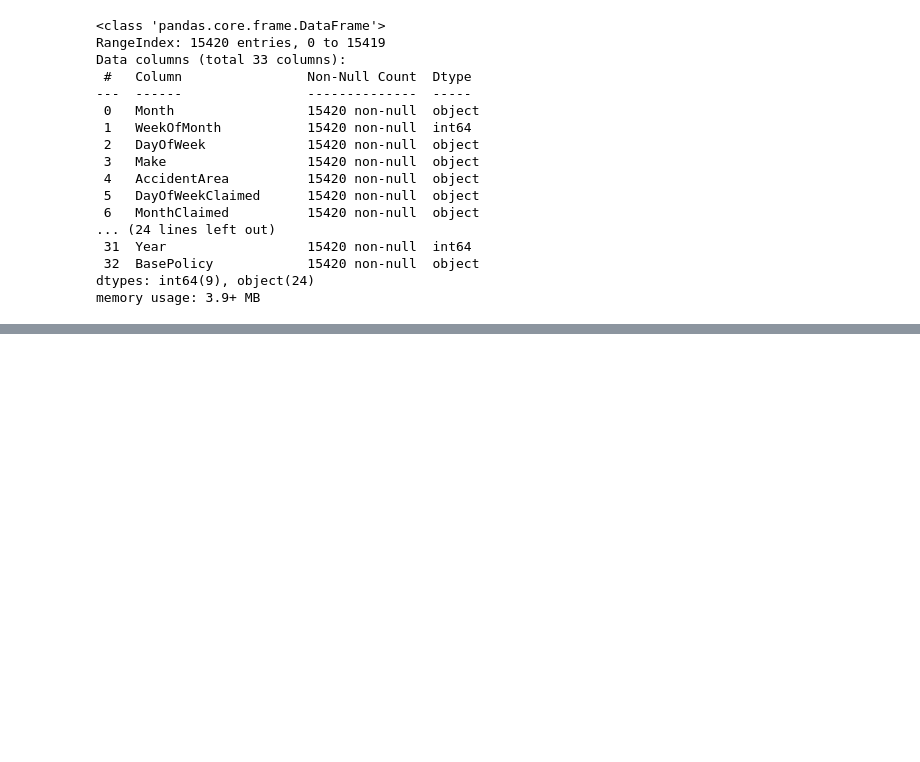
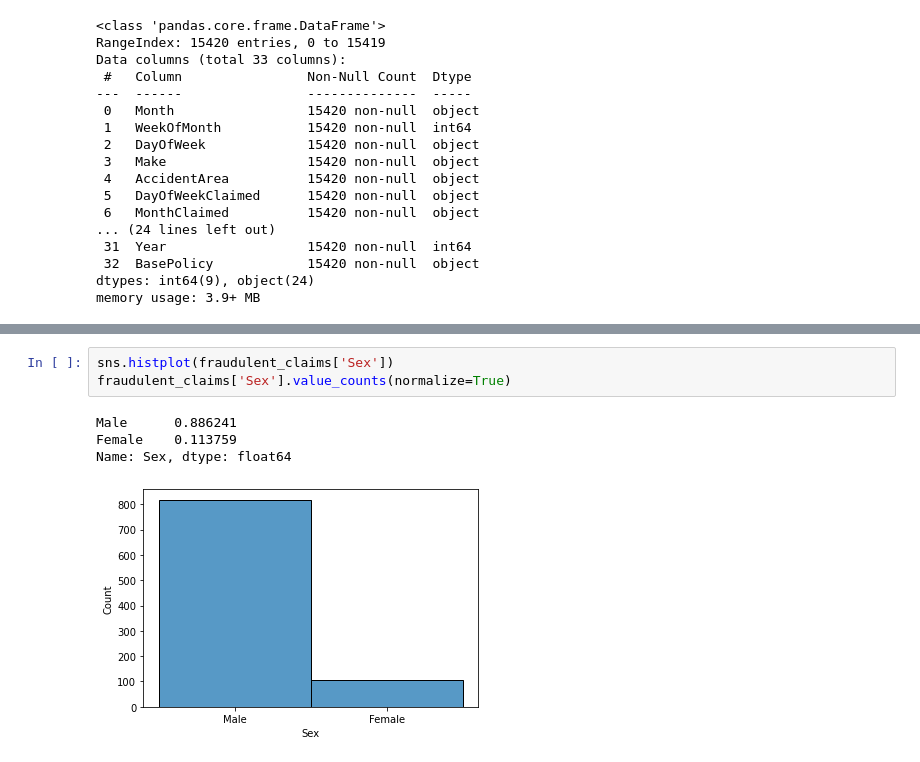
Before and after one commit to smirs/car-insurance-fraud-detection, a Jupyter notebook: fraud_detection.ipynb, the cells around one changed output, grey strips where cells are left out. Cells and saved outputs as stored; diff of their text form; blank space fills up the shorter version.

```diff
--- a/fraud_detection.ipynb
+++ b/fraud_detection.ipynb
@@ -50,0 +92,8 @@ sns.histplot(fraud_data['AccidentArea'])
+# %%
+sns.histplot(fraudulent_claims['Sex'])
+fraudulent_claims['Sex'].value_counts(normalize=True)
+# %% [output]
+Male      0.886241
+Female    0.113759
+Name: Sex, dtype: float64
+[figure, added]
```
Also changed, not shown: parts of 12 cells of this notebook.
